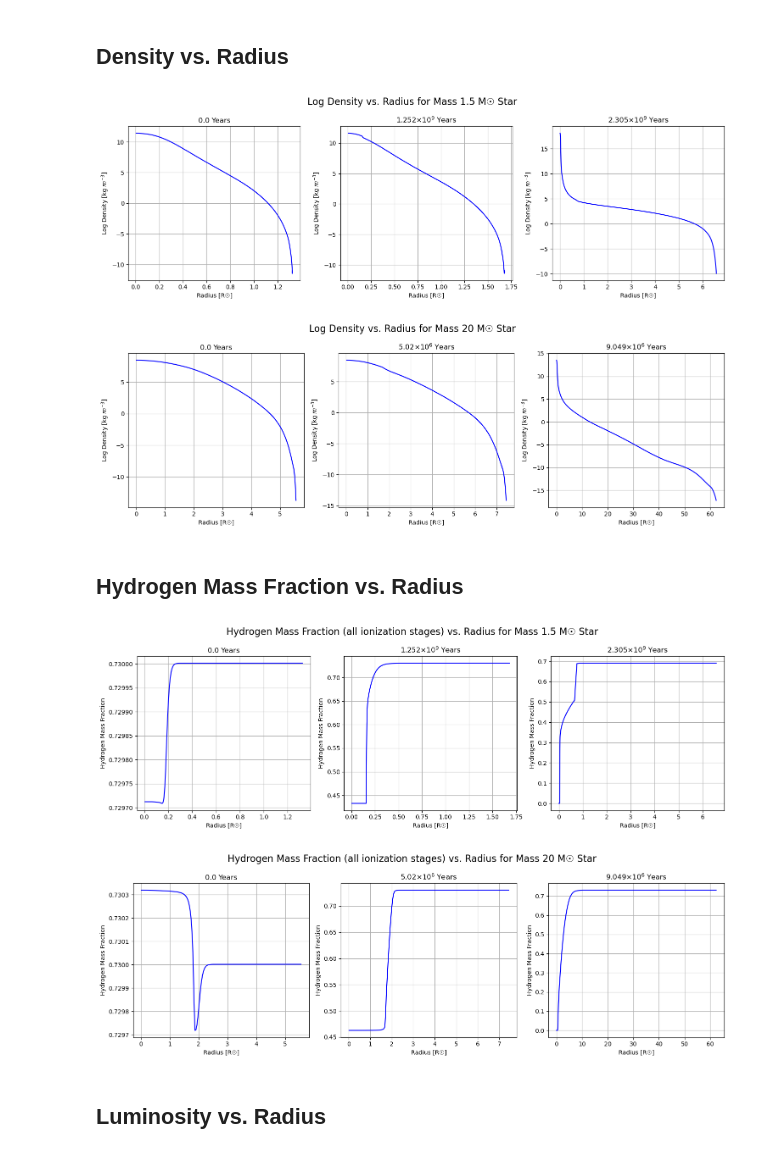
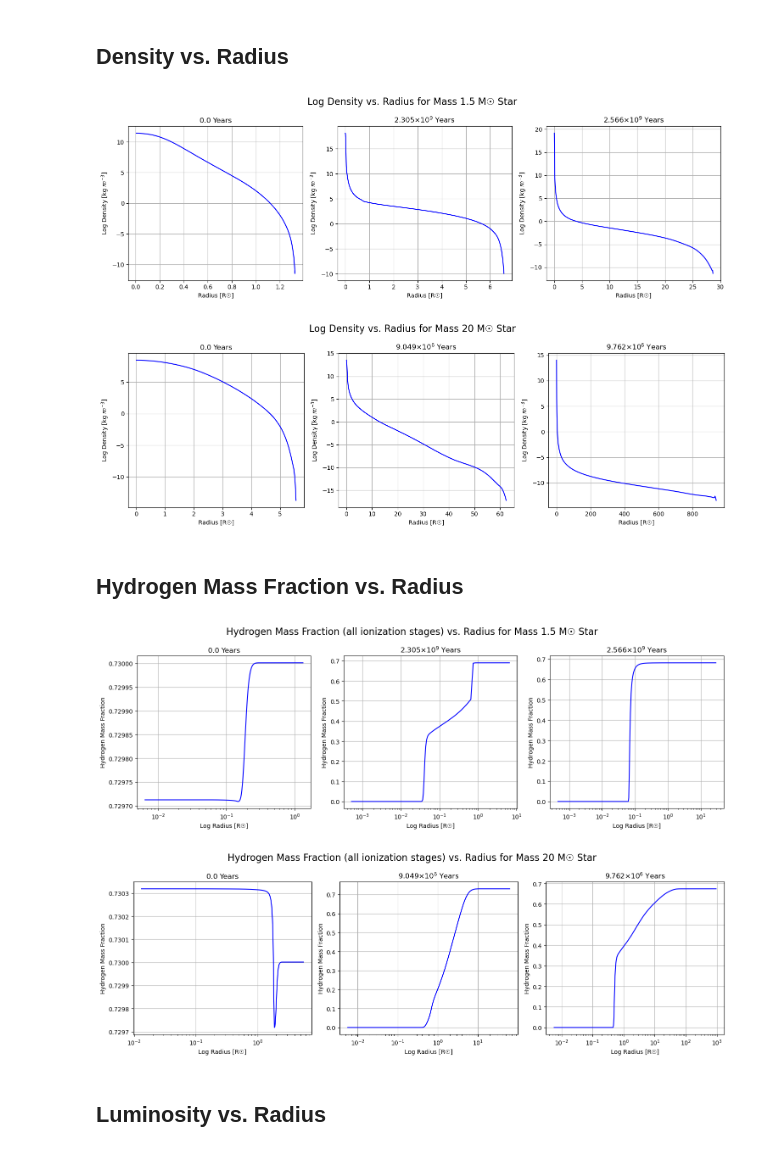
Before and after one commit to pathakis/Modelling-the-Lives-of-Stars, a Jupyter notebook: Task_3_1.ipynb, the cells around one changed output. Drawn from its saved outputs; the diff is of its cells as text; code cells hidden in the pictures.

Commit message:
Adding HR diagram file and some minor changes.

```diff
--- a/Task_3_1.ipynb
+++ b/Task_3_1.ipynb
@@ -491,17 +491,17 @@ det_col_names = ['Lagrangian mass coordinate (M☉)',
 'Oxygen mass fraction',
 'Electron degeneracy parameter']
 # %%
-## Steps 0, 81, and 300 for 1.5M
-## Steps 0, 68, and 220 for 20M
+## Steps 0, 300, and 800 for 1.5M
+## Steps 0, 220, and 500 for 20M
 
 det_data_1_5 = pd.read_fwf('Data1_5/Data0_01/Detailed/structure_00000.txt', names=det_col_names)
 det_data_20 = pd.read_fwf('Data20/Data0_01/Detailed/structure_00000.txt', names=det_col_names)
 
-det_data_1_5_mid = pd.read_fwf('Data1_5/Data0_01/Detailed/structure_00081.txt', names=det_col_names)
-det_data_20_mid = pd.read_fwf('Data20/Data0_01/Detailed/structure_00068.txt', names=det_col_names)
+det_data_1_5_mid = pd.read_fwf('Data1_5/Data0_01/Detailed/structure_00300.txt', names=det_col_names)
+det_data_20_mid = pd.read_fwf('Data20/Data0_01/Detailed/structure_00220.txt', names=det_col_names)
 
-det_data_1_5_last = pd.read_fwf('Data1_5/Data0_01/Detailed/structure_00300.txt', names=det_col_names)
-det_data_20_last = pd.read_fwf('Data20/Data0_01/Detailed/structure_00220.txt', names=det_col_names)
+det_data_1_5_last = pd.read_fwf('Data1_5/Data0_01/Detailed/structure_00800.txt', names=det_col_names)
+det_data_20_last = pd.read_fwf('Data20/Data0_01/Detailed/structure_00500.txt', names=det_col_names)
 # %%
 det_data_1_5.describe()
 # %% [output]
@@ -537,8 +537,8 @@ ax[1].plot(det_data_1_5_mid['Radius coordinate (R☉)'], np.log(det_data_1_5_mid
 ax[2].plot(det_data_1_5_last['Radius coordinate (R☉)'], np.log(det_data_1_5_last['Density (kg m-3)']), linestyle='-', c='b')
 
 ax[0].set_title(str(data_1_5['Age (years)'][0])+' Years')
-ax[1].set_title(str(np.round(data_1_5['Age (years)'][81]/1e9, 3))+r'$\times 10^9$ Years')
-ax[2].set_title(str(np.round(data_1_5['Age (years)'][300]/1e9, 3))+r'$\times 10^9$ Years')
+ax[1].set_title(str(np.round(data_1_5['Age (years)'][300]/1e9, 3))+r'$\times 10^9$ Years')
+ax[2].set_title(str(np.round(data_1_5['Age (years)'][800]/1e9, 3))+r'$\times 10^9$ Years')
 
 fig.suptitle('Log Density vs. Radius for Mass 1.5 M☉ Star', fontsize=16)
 
@@ -554,7 +554,7 @@ ax[1].grid();
 ax[2].grid();
 plt.tight_layout();
 # %% [output]
-[figure, old version]
+[figure, new version]
 # %%
 fig, ax = plt.subplots(1, 3, figsize=(15, 5))
 ax[0].plot(det_data_20['Radius coordinate (R☉)'], np.log(det_data_20['Density (kg m-3)']), linestyle='-', c='b')
@@ -562,8 +562,8 @@ ax[1].plot(det_data_20_mid['Radius coordinate (R☉)'], np.log(det_data_20_mid['
 ax[2].plot(det_data_20_last['Radius coordinate (R☉)'], np.log(det_data_20_last['Density (kg m-3)']), linestyle='-', c='b')
 
 ax[0].set_title(str(data_20['Age (years)'][0])+' Years')
-ax[1].set_title(str(np.round(data_20['Age (years)'][68]/1e6, 3))+r'$\times 10^6$ Years')
-ax[2].set_title(str(np.round(data_20['Age (years)'][220]/1e6, 3))+r'$\times 10^6$ Years')
+ax[1].set_title(str(np.round(data_20['Age (years)'][220]/1e6, 3))+r'$\times 10^6$ Years')
+ax[2].set_title(str(np.round(data_20['Age (years)'][500]/1e6, 3))+r'$\times 10^6$ Years')
 
 fig.suptitle('Log Density vs. Radius for Mass 20 M☉ Star', fontsize=16)
 
@@ -579,7 +579,7 @@ ax[1].grid();
 ax[2].grid();
 plt.tight_layout();
 # %% [output]
-[figure, old version]
+[figure, new version]
 # %% [markdown]
 ## Hydrogen Mass Fraction vs. Radius
 # %%
@@ -588,17 +588,21 @@ ax[0].plot(det_data_1_5['Radius coordinate (R☉)'], det_data_1_5['Hydrogen mass
 ax[1].plot(det_data_1_5_mid['Radius coordinate (R☉)'], det_data_1_5_mid['Hydrogen mass fraction (all ionization stages)'], linestyle='-', c='b')
 ax[2].plot(det_data_1_5_last['Radius coordinate (R☉)'], det_data_1_5_last['Hydrogen mass fraction (all ionization stages)'], linestyle='-', c='b')
 
+ax[0].set_xscale('log')
+ax[1].set_xscale('log')
+ax[2].set_xscale('log')
+
 ax[0].set_title(str(data_1_5['Age (years)'][0])+' Years')
-ax[1].set_title(str(np.round(data_1_5['Age (years)'][81]/1e9, 3))+r'$\times 10^9$ Years')
-ax[2].set_title(str(np.round(data_1_5['Age (years)'][300]/1e9, 3))+r'$\times 10^9$ Years')
+ax[1].set_title(str(np.round(data_1_5['Age (years)'][300]/1e9, 3))+r'$\times 10^9$ Years')
+ax[2].set_title(str(np.round(data_1_5['Age (years)'][800]/1e9, 3))+r'$\times 10^9$ Years')
 
 fig.suptitle('Hydrogen Mass Fraction (all ionization stages) vs. Radius for Mass 1.5 M☉ Star', fontsize=16)
 
-ax[0].set_xlabel('Radius [R☉]')
+ax[0].set_xlabel('Log Radius [R☉]')
 ax[0].set_ylabel('Hydrogen Mass Fraction')
-ax[1].set_xlabel('Radius [R☉]')
+ax[1].set_xlabel('Log Radius [R☉]')
 ax[1].set_ylabel('Hydrogen Mass Fraction')
-ax[2].set_xlabel('Radius [R☉]')
+ax[2].set_xlabel('Log Radius [R☉]')
 ax[2].set_ylabel('Hydrogen Mass Fraction')
 
 ax[0].grid();
@@ -606,32 +610,36 @@ ax[1].grid();
 ax[2].grid();
 plt.tight_layout();
 # %% [output]
-[figure, old version]
+[figure, new version]
 # %%
 fig, ax = plt.subplots(1, 3, figsize=(15, 5))
 ax[0].plot(det_data_20['Radius coordinate (R☉)'], det_data_20['Hydrogen mass fraction (all ionization stages)'], linestyle='-', c='b')
 ax[1].plot(det_data_20_mid['Radius coordinate (R☉)'], det_data_20_mid['Hydrogen mass fraction (all ionization stages)'], linestyle='-', c='b')
 ax[2].plot(det_data_20_last['Radius coordinate (R☉)'], det_data_20_last['Hydrogen mass fraction (all ionization stages)'], linestyle='-', c='b')
 
+ax[0].set_xscale('log')
+ax[1].set_xscale('log')
+ax[2].set_xscale('log')
+
 ax[0].set_title(str(data_20['Age (years)'][0])+' Years')
-ax[1].set_title(str(np.round(data_20['Age (years)'][68]/1e6, 3))+r'$\times 10^6$ Years')
-ax[2].set_title(str(np.round(data_20['Age (years)'][220]/1e6, 3))+r'$\times 10^6$ Years')
+ax[1].set_title(str(np.round(data_20['Age (years)'][220]/1e6, 3))+r'$\times 10^6$ Years')
+ax[2].set_title(str(np.round(data_20['Age (years)'][500]/1e6, 3))+r'$\times 10^6$ Years')
 
 fig.suptitle('Hydrogen Mass Fraction (all ionization stages) vs. Radius for Mass 20 M☉ Star', fontsize=16)
 
-ax[0].set_xlabel('Radius [R☉]')
+ax[0].set_xlabel('Log Radius [R☉]')
 ax[0].set_ylabel('Hydrogen Mass Fraction')
-ax[1].set_xlabel('Radius [R☉]')
+ax[1].set_xlabel('Log Radius [R☉]')
 ax[1].set_ylabel('Hydrogen Mass Fraction')
-ax[2].set_xlabel('Radius [R☉]')
+ax[2].set_xlabel('Log Radius [R☉]')
 ax[2].set_ylabel('Hydrogen Mass Fraction')
 
 ax[0].grid();
 ax[1].grid();
 ax[2].grid();
 plt.tight_layout();
 # %% [output]
-[figure, old version]
+[figure, new version]
 # %% [markdown]
 ## Luminosity vs. Radius
 # %%
```
Also changed, not shown: parts of 2 cells of this notebook, 2 other files.
